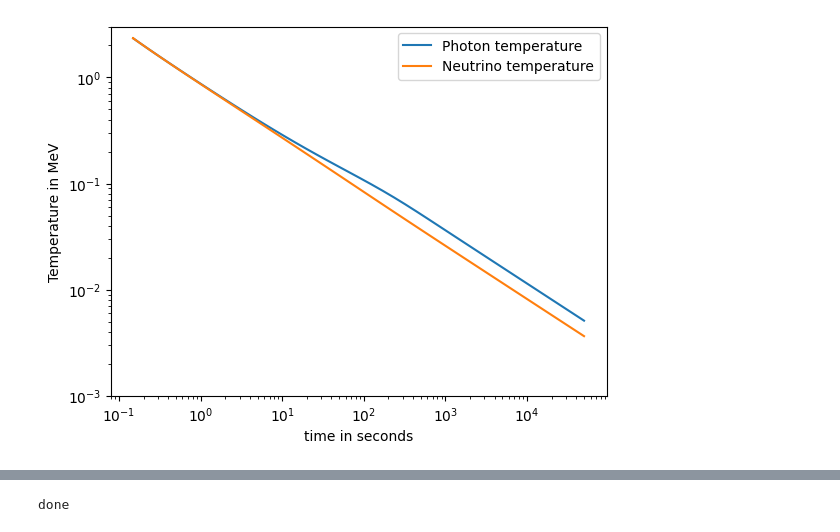
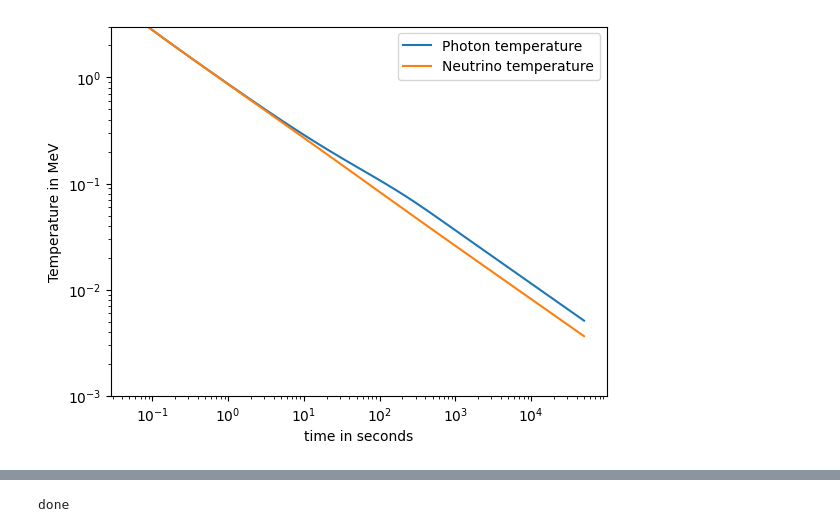
Before and after one commit to hansbdein/Speciale, a Jupyter notebook: Increase network size.ipynb, the cells around one changed output, grey strips where cells are left out. Cells and saved outputs as stored; diff of their text form; code cells hidden in the pictures.

```diff
--- a/Increase network size.ipynb
+++ b/Increase network size.ipynb
@@ -49,7 +49,7 @@ gcm3=232012         #conversion factor for g/cm^3
 meter=5.068e12      #conversion factor for m
 cm=5.068e10         #conversion factor for cm
 barn=389.4          #conversion factor for barn
-T_ini=27/TMeV2T9    #initial temperature in MeV
+T_ini=3.8#27/TMeV2T9    #initial temperature in MeV
 e_mass=0.51099895   #electron mass in MeV
 z_ini=e_mass/T_ini
 
@@ -215,32 +215,32 @@ plt.figure()
 plt.plot(sol.t/timeunit, sol.y[0], label='Photon temperature')
 
 # Test with completely radiation dominated universe
 t_space=sol.t
 T_approx=np.sqrt(1.226*10**21/t_space)
 #T_approx=1/np.sqrt(t_space/timeunit)/10.4*TMeV2T9
 plt.plot(t_space/timeunit, T_ini/sol.y[1], label='Neutrino temperature')
 
 
 #plot the scale factor
 #plt.plot(sol.t/timeunit, sol.y[2]/1e3, label='scale factor')
 
 #fix the axis
 plt.xlabel('time in seconds')
 plt.ylabel('Temperature in MeV')
 
 plt.xscale('log')
 plt.yscale('log')
 
 # plt.xlim((0.1, 2e5))
 plt.ylim((1e-3,3))
 
 plt.legend()
 plt.show()
 
 #plt.figure
 
 
 n_bparams=2
 # %% [output]
-[figure, old version]
+[figure, new version]
 # %%
```
Also changed, not shown: parts of 11 cells of this notebook, 5 other files.
